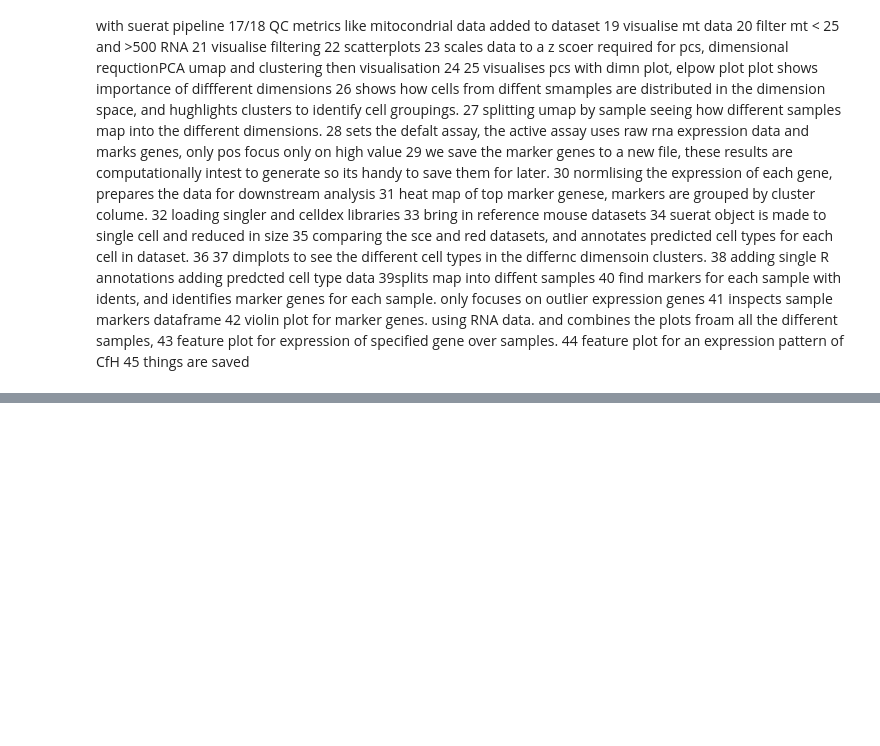
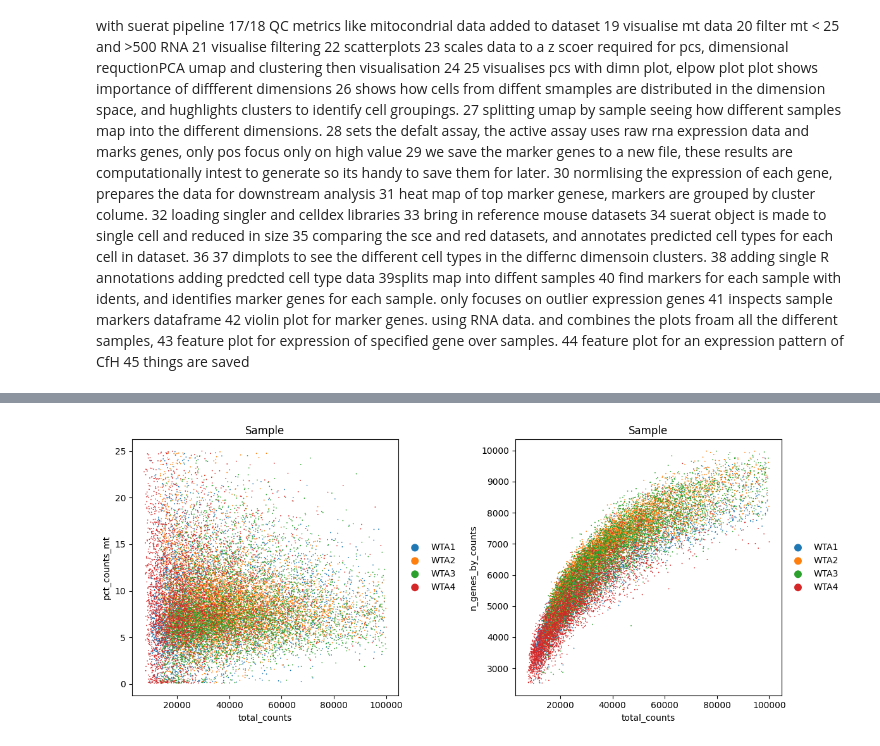
Before and after one commit to MisterAodh/SingleCellPipeline, a Jupyter notebook: analysis_pipeline.ipynb, the cells around one changed output, grey strips where cells are left out. Cells and saved outputs as stored; diff of their text form; code cells hidden in the pictures; blank space fills up the shorter version.

```diff
--- a/analysis_pipeline.ipynb
+++ b/analysis_pipeline.ipynb
@@ -350,0 +319,19 @@ UMAP embedding complete.
+# %%
+# Perform clustering to enable marker identification
+print("Performing clustering...")
+sc.tl.leiden(adata_merged, resolution=0.5)  # Adjust resolution as needed
+adata_merged.obs["Cluster"] = adata_merged.obs["leiden"]
+
+# Identify marker genes for each cluster
+print("Identifying marker genes...")
+sc.tl.rank_genes_groups(adata_merged, groupby="Cluster", method="t-test", n_genes=20)
+
+# Save marker genes
+marker_genes = sc.get.rank_genes_groups_df(adata_merged)
+marker_genes.to_csv("marker_genes.csv")
+print("Marker genes identified and saved to 'marker_genes.csv'.")
+
+# Plot top markers for each cluster
+sc.pl.rank_genes_groups_heatmap(
+    adata_merged, n_genes=10, groupby="Cluster", swap_axes=True, vmin=-2, vmax=2
+)
@@ -350,0 +341,69 @@ UMAP embedding complete.
+# %%
+# --- NaN Handling (Quick Fix) ---
+print("Checking for NaN values and replacing them with 0 (quick fix)...")
+
+# Convert sparse matrix to dense if needed
+if isinstance(adata_merged.X, csr_matrix):
+    print("Converting sparse matrix to dense for NaN handling...")
+    adata_merged.X = adata_merged.X.toarray()
+
+# Replace NaN with 0
+adata_merged.X = np.nan_to_num(adata_merged.X)
+
+print("NaN values replaced with 0.")
+
+# --- Proceed with Cell 9 ---
+print("Calculating and visualizing sample statistics")
+
+# Group by "Sample" and calculate mean QC metrics
+sample_stats = adata_merged.obs.groupby("Sample").agg(
+    mean_pct_counts_mt=("pct_counts_mt", lambda x: round(x.mean(), 2)),
+    mean_n_genes_by_counts=("n_genes_by_counts", lambda x: round(x.mean(), 2))
+)
+
+# Print calculated stats
+print("Mean QC metrics for each sample:")
+print(sample_stats)
+
+# Visualize QC metrics as scatter plots
+import matplotlib.pyplot as plt
+
+fig, axes = plt.subplots(1, 2, figsize=(12, 5))
+sc.pl.scatter(
+    adata_merged, x="total_counts", y="pct_counts_mt", color="Sample", ax=axes[0], show=False
+)
+sc.pl.scatter(
+    adata_merged, x="total_counts", y="n_genes_by_counts", color="Sample", ax=axes[1], show=False
+)
+plt.tight_layout()
+plt.show()
+
+# --- Filtering ---
+print("Filtering data based on QC metrics...")
+print(f"Shape before filtering: {adata_merged.shape}")
+
+adata_merged = adata_merged[
+    (adata_merged.obs["n_genes_by_counts"] > 2500) &
+    (adata_merged.obs["total_counts"] > 500) &
+    (adata_merged.obs["pct_counts_mt"] < 25) &
+    (adata_merged.obs["total_counts"] < 100000) &
+    (adata_merged.obs["n_genes_by_counts"] < 10000)
+]
+
+print(f"Shape after filtering: {adata_merged.shape}")
+if adata_merged.n_vars == 0:
+    raise ValueError("No genes remain after filtering. Check your thresholds.")
+
+# --- Normalization ---
+print("Normalizing data to 10,000 counts per cell...")
+sc.pp.normalize_total(adata_merged, target_sum=1e4)
+
+# --- Log1p Transformation ---
+print("Applying log1p transformation...")
+sc.pp.log1p(adata_merged)
+
+# --- Debugging Step ---
+print(f"Shape after normalization and filtering: {adata_merged.shape}")
+print("First 5 genes after processing:", adata_merged.var_names[:5])
+print("First 5 cells after processing:", adata_merged.obs_names[:5])
+# %% [output]
@@ -350,0 +420 @@ UMAP embedding complete.
+[figure, added]
```
Also changed, not shown: parts of 33 cells of this notebook.
